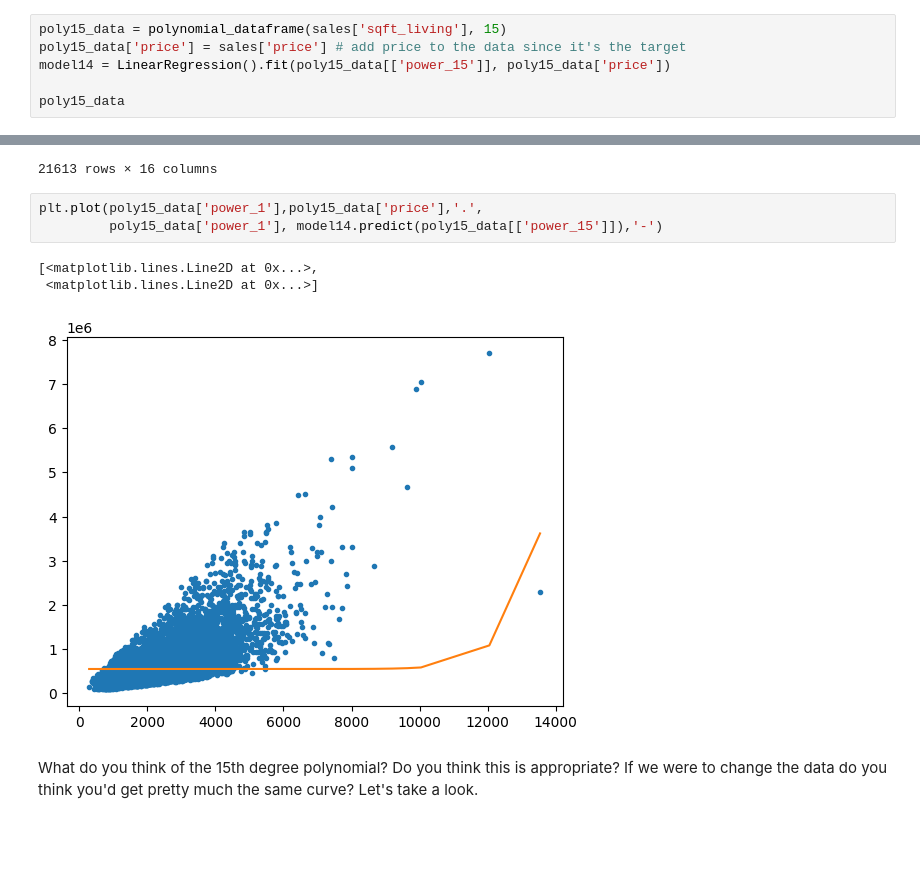
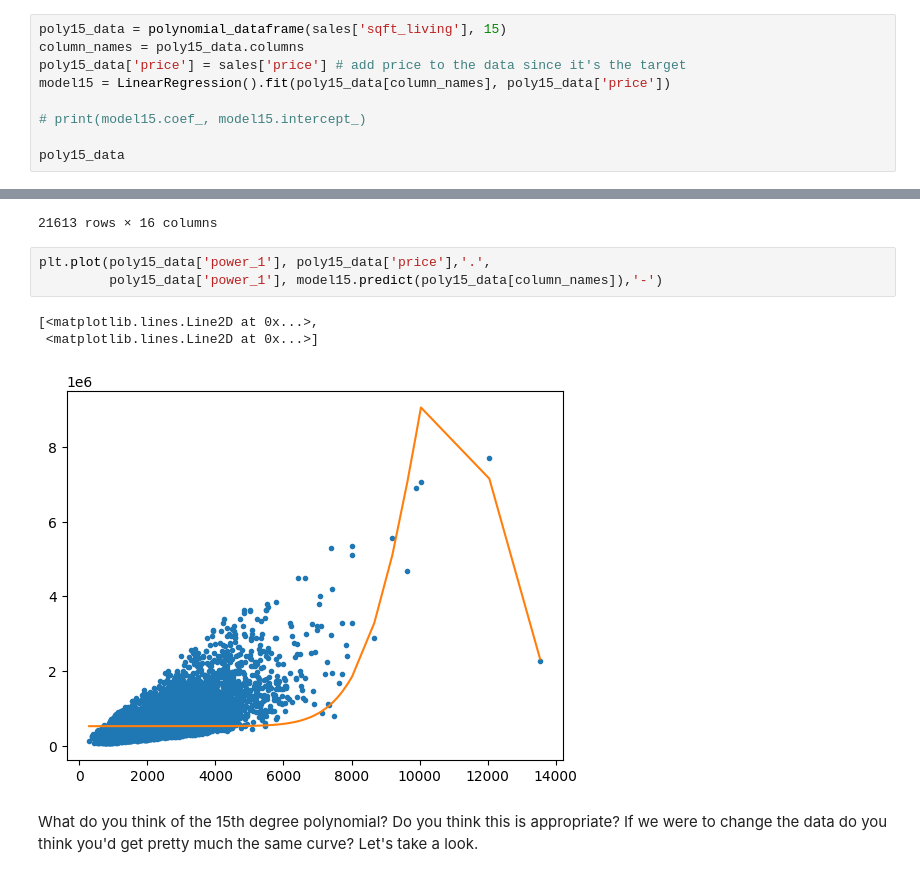
Before and after one commit to cd155/Machine-Learning-Regression, a Jupyter notebook: Module 4/REG03-NB01.ipynb, the cells around one changed output, grey strips where cells are left out. Drawn from its saved outputs; the diff is of its cells as text; blank space fills up the shorter version.

```diff
--- a/Module 4/REG03-NB01.ipynb
+++ b/Module 4/REG03-NB01.ipynb
@@ -227,8 +231,11 @@ plt.plot(poly3_data['power_1'],poly3_data['price'],'.',
 Now try a 15th degree polynomial:
 # %%
 poly15_data = polynomial_dataframe(sales['sqft_living'], 15)
+column_names = poly15_data.columns
 poly15_data['price'] = sales['price'] # add price to the data since it's the target
-model14 = LinearRegression().fit(poly15_data[['power_15']], poly15_data['price'])
+model15 = LinearRegression().fit(poly15_data[column_names], poly15_data['price'])
+
+# print(model15.coef_, model15.intercept_)
 
 poly15_data
 # %% [output]
@@ -246,12 +253,12 @@ poly15_data
 | 12777 | 13540.0 | 183331600.0 | 2.482310e+12 | 3.361048e+16 | 4.550858e+20 | 6.161862e+24 | 8.343162e+28 | 1.129664e+33 | 1.529565e+37 | 2.071031e+41 | 2.804176e+45 | ... |
 21613 rows × 16 columns
 # %%
-plt.plot(poly15_data['power_1'],poly15_data['price'],'.',
-         poly15_data['power_1'], model14.predict(poly15_data[['power_15']]),'-')
+plt.plot(poly15_data['power_1'], poly15_data['price'],'.',
+         poly15_data['power_1'], model15.predict(poly15_data[column_names]),'-')
 # %% [output]
 [<matplotlib.lines.Line2D at 0x...>,
  <matplotlib.lines.Line2D at 0x...>]
-[figure, old version]
+[figure, new version]
 # %% [markdown]
 What do you think of the 15th degree polynomial? Do you think this is appropriate? If we were to change the data do you think you'd get pretty much the same curve? Let's take a look.
 # %% [markdown]
```
Also changed, not shown: parts of 17 cells of this notebook.
